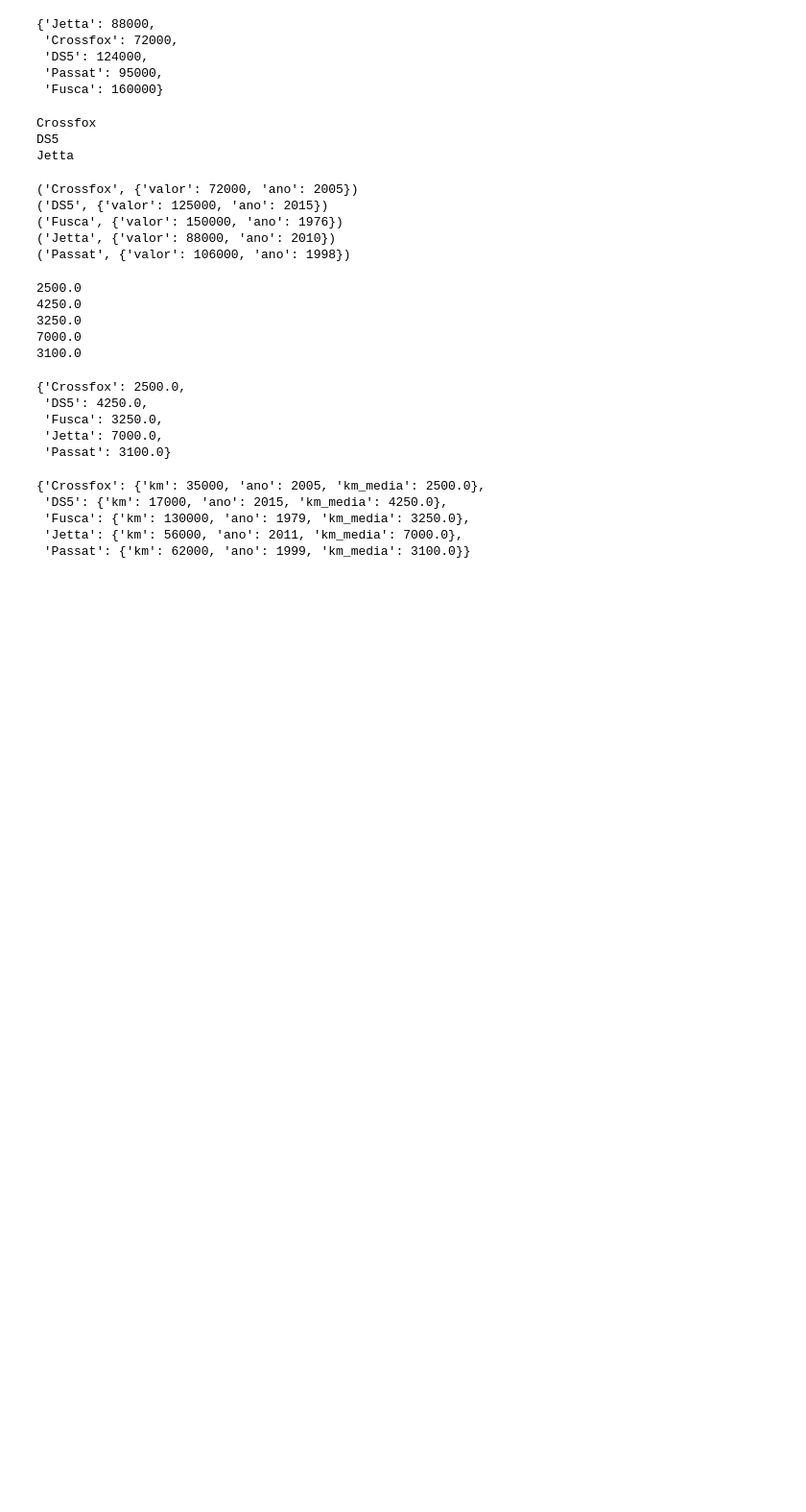
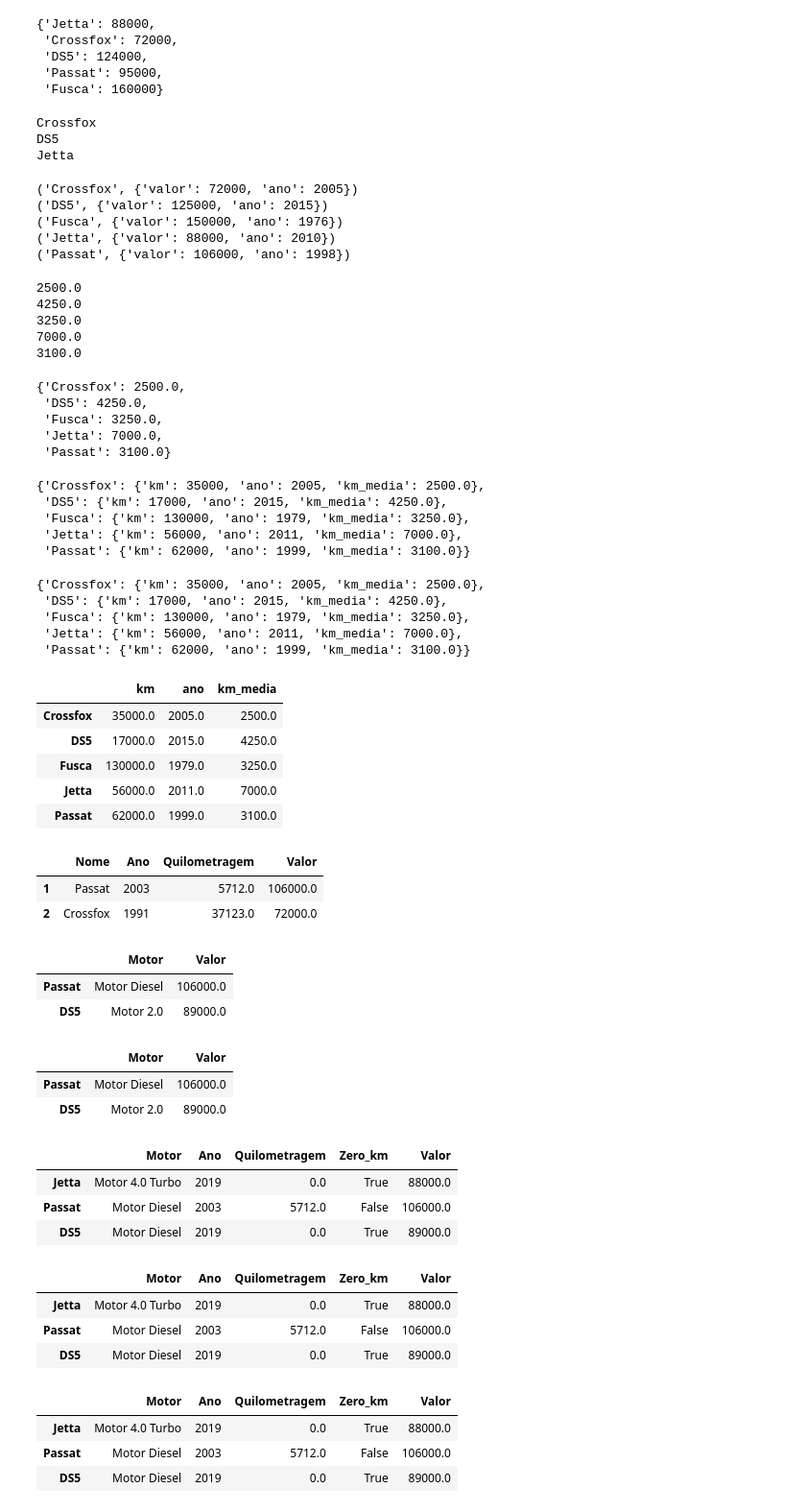
Before and after one commit to renatamontanhana/Phyton-_para_datascience_pandas, a Jupyter notebook: Python_para_Data_Science_Pandas2.ipynb, the cells around one changed output. Shown at 96% size. Drawn from its saved outputs; the diff is of its cells as text; code cells hidden in the pictures; blank space fills up the shorter version.

```diff
--- a/Python_para_Data_Science_Pandas2.ipynb
+++ b/Python_para_Data_Science_Pandas2.ipynb
@@ -119,3 +119,40 @@ km_media(dados, 2019)
  'Fusca': {'km': 130000, 'ano': 1979, 'km_media': 3250.0},
  'Jetta': {'km': 56000, 'ano': 2011, 'km_media': 7000.0},
  'Passat': {'km': 62000, 'ano': 1999, 'km_media': 3100.0}}
+# %%
+dados = {
+    'Crossfox': {'km': 35000, 'ano': 2005},
+    'DS5': {'km': 17000, 'ano': 2015},
+    'Fusca': {'km': 130000, 'ano': 1979},
+    'Jetta': {'km': 56000, 'ano': 2011},
+    'Passat': {'km': 62000, 'ano': 1999}
+}
+# %%
+def km_media(dataset, ano_atual):
+    result = {}
+    for item in dataset.items():
+        media = item[1]['km'] / (ano_atual - item[1]['ano'])
+        item[1].update({ 'km_media': media })
+        result.update({ item[0]: item[1] })
+
+    return result
+# %%
+km_media(dados, 2019)
+# %% [output]
+{'Crossfox': {'km': 35000, 'ano': 2005, 'km_media': 2500.0},
+ 'DS5': {'km': 17000, 'ano': 2015, 'km_media': 4250.0},
+ 'Fusca': {'km': 130000, 'ano': 1979, 'km_media': 3250.0},
+ 'Jetta': {'km': 56000, 'ano': 2011, 'km_media': 7000.0},
+ 'Passat': {'km': 62000, 'ano': 1999, 'km_media': 3100.0}}
+# %%
+import pandas as pd
+carros = pd.DataFrame(km_media(dados, 2019)).T
+# %%
+carros
+# %% [output]
+|  | km | ano | km_media |
+| Crossfox | 35000.0 | 2005.0 | 2500.0 |
+| DS5 | 17000.0 | 2015.0 | 4250.0 |
+| Fusca | 130000.0 | 1979.0 | 3250.0 |
+| Jetta | 56000.0 | 2011.0 | 7000.0 |
+| Passat | 62000.0 | 1999.0 | 3100.0 |
@@ -121,0 +172,6 @@ km_media(dados, 2019)
+# %%
+dataset[1:3][['Nome', 'Ano', 'Quilometragem', 'Valor']]
+# %% [output]
+|  | Nome | Ano | Quilometragem | Valor |
+| 1 | Passat | 2003 | 5712.0 | 106000.0 |
+| 2 | Crossfox | 1991 | 37123.0 | 72000.0 |
@@ -121,0 +190,12 @@ km_media(dados, 2019)
+# %%
+dataset.iloc[[1, 3], [0, -1]]
+# %% [output]
+|  | Motor | Valor |
+| Passat | Motor Diesel | 106000.0 |
+| DS5 | Motor 2.0 | 89000.0 |
+# %%
+dataset.loc[['Passat', 'DS5'], ['Motor', 'Valor']]
+# %% [output]
+|  | Motor | Valor |
+| Passat | Motor Diesel | 106000.0 |
+| DS5 | Motor 2.0 | 89000.0 |
@@ -121,0 +214,22 @@ km_media(dados, 2019)
+# %%
+dataset.query('Motor == "Motor Diesel" or Zero_km == True')
+# %% [output]
+|  | Motor | Ano | Quilometragem | Zero_km | Valor |
+| Jetta | Motor 4.0 Turbo | 2019 | 0.0 | True | 88000.0 |
+| Passat | Motor Diesel | 2003 | 5712.0 | False | 106000.0 |
+| DS5 | Motor Diesel | 2019 | 0.0 | True | 89000.0 |
+# %%
+dataset[(dataset.Motor == 'Motor Diesel') | (dataset.Zero_km == True)]
+# %% [output]
+|  | Motor | Ano | Quilometragem | Zero_km | Valor |
+| Jetta | Motor 4.0 Turbo | 2019 | 0.0 | True | 88000.0 |
+| Passat | Motor Diesel | 2003 | 5712.0 | False | 106000.0 |
+| DS5 | Motor Diesel | 2019 | 0.0 | True | 89000.0 |
+# %%
+
+dataset.query('Motor == "Motor Diesel" | Zero_km == True')
+# %% [output]
+|  | Motor | Ano | Quilometragem | Zero_km | Valor |
+| Jetta | Motor 4.0 Turbo | 2019 | 0.0 | True | 88000.0 |
+| Passat | Motor Diesel | 2003 | 5712.0 | False | 106000.0 |
+| DS5 | Motor Diesel | 2019 | 0.0 | True | 89000.0 |
```
Also changed, not shown: parts of 3 cells of this notebook.
